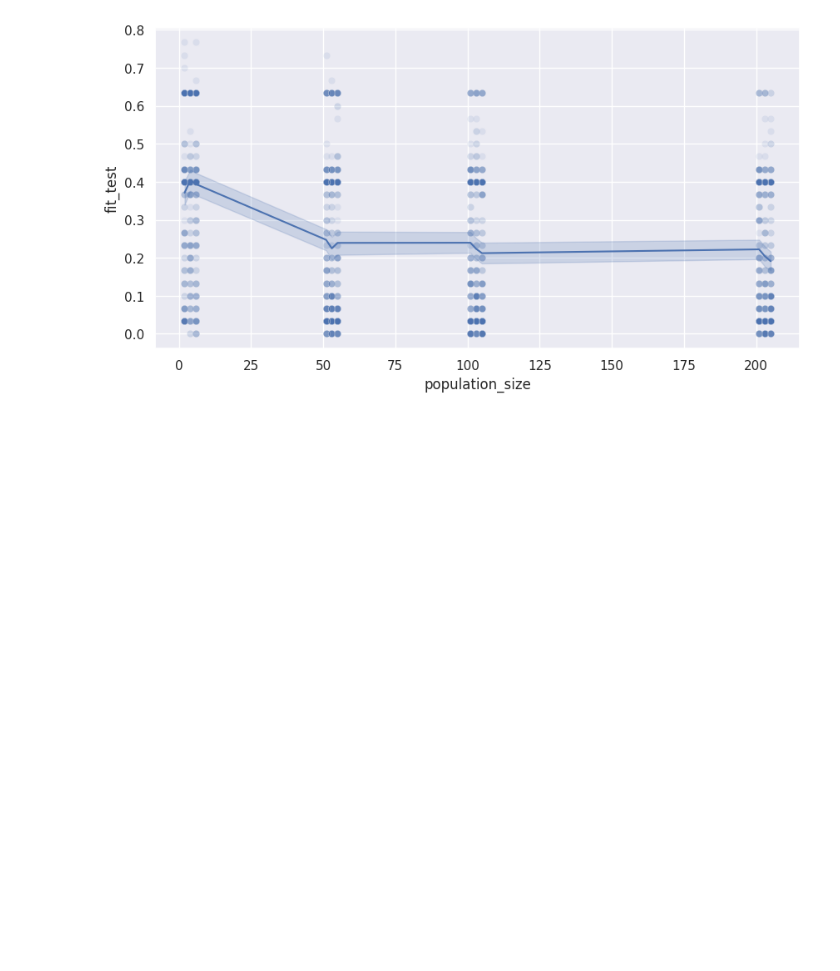
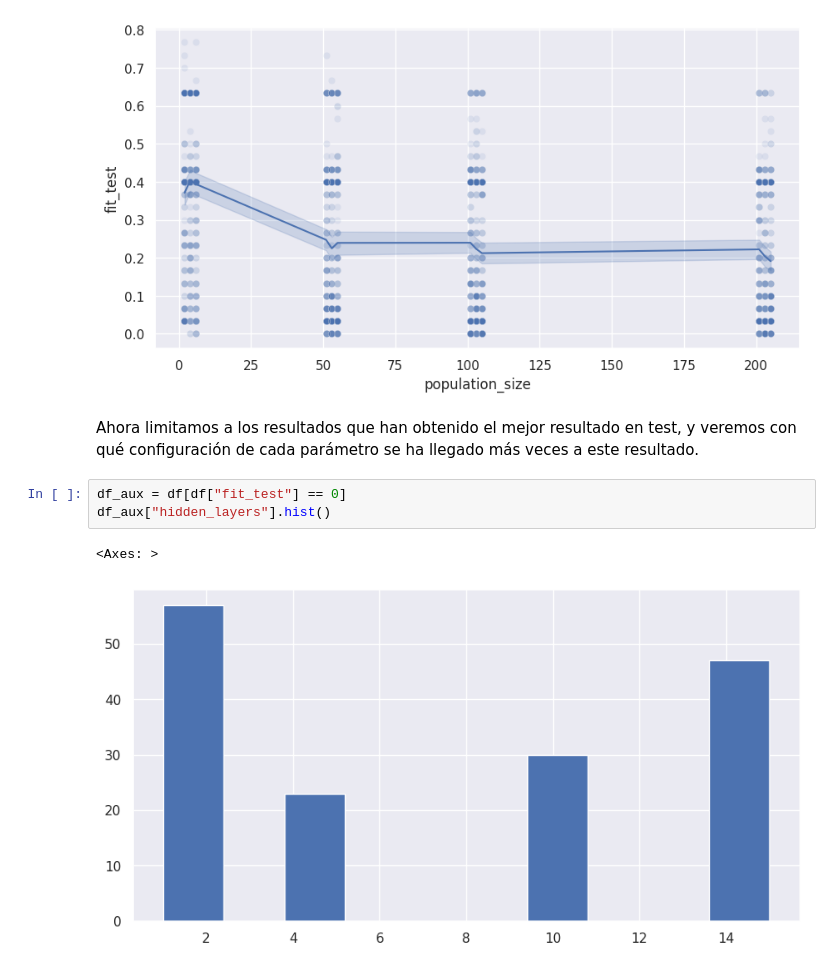
Before and after one commit to HugoAlbertBonet/fakeNEAT, a Jupyter notebook: Graficos.ipynb, the cells around one changed output. Saved outputs shown, nothing was run; the diff lists cells and outputs as text; blank space fills up the shorter version.

```diff
--- a/Graficos.ipynb
+++ b/Graficos.ipynb
@@ -207,3 +207,11 @@ sns.lineplot(data=df, x = "population_size", y = "fit_test", ax=ax)
 # %% [output]
 <Axes: xlabel='population_size', ylabel='fit_test'>
 [figure]
+# %% [markdown]
+Ahora limitamos a los resultados que han obtenido el mejor resultado en test, y veremos con qué configuración de cada parámetro se ha llegado más veces a este resultado.
+# %%
+df_aux = df[df["fit_test"] == 0]
+df_aux["hidden_layers"].hist()
+# %% [output]
+<Axes: >
+[figure, added]
```
Also changed, not shown: parts of 6 cells of this notebook.
